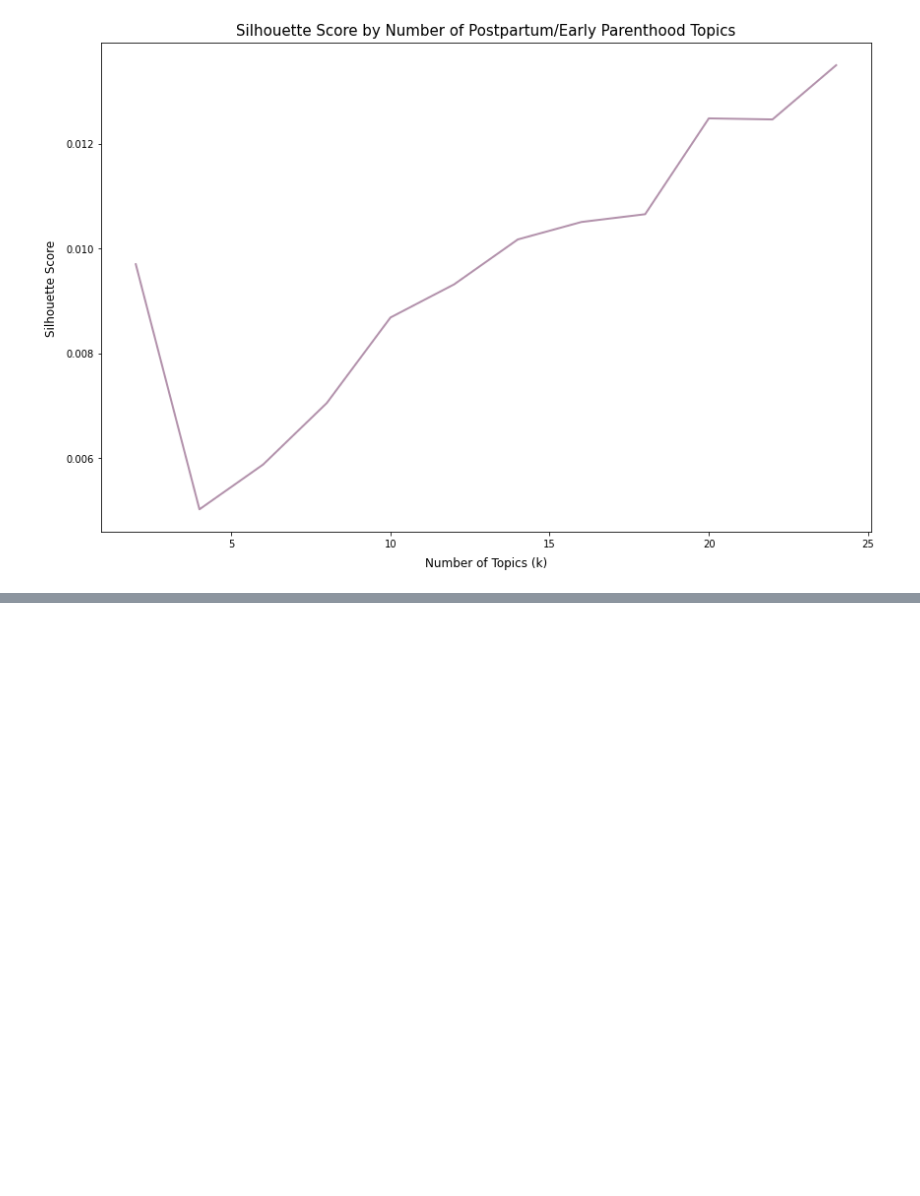
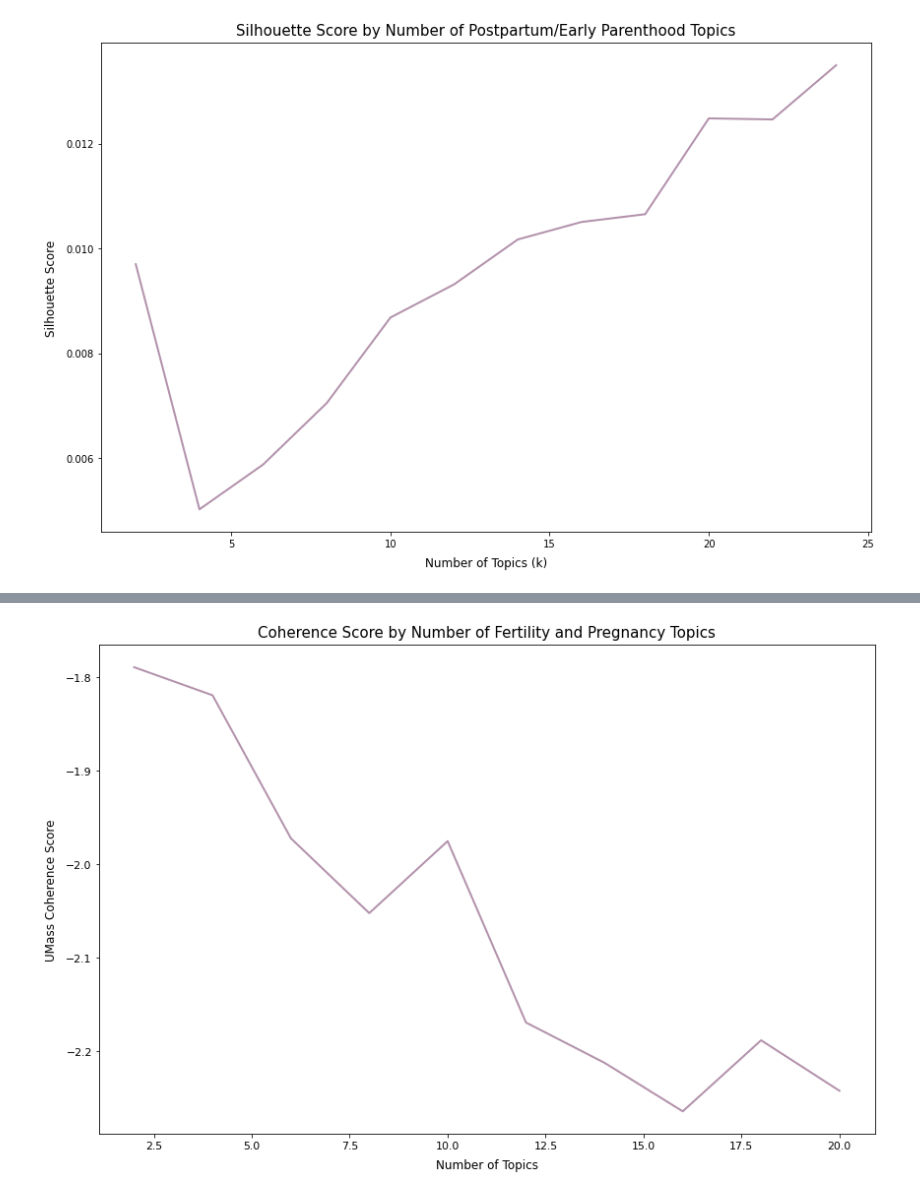
Before and after one commit to jlu90/Identifying-Womens-Health-Concerns, a Jupyter notebook: code/Grid Searching to Determine the Number of Topics or Clusters.ipynb, the cells around one changed output, grey strips where cells are left out. Cells and saved outputs as stored; diff of their text form; code cells hidden in the pictures; blank space fills up the shorter version.

```diff
--- a/code/Grid Searching to Determine the Number of Topics or Clusters.ipynb
+++ b/code/Grid Searching to Determine the Number of Topics or Clusters.ipynb
@@ -221,0 +361,7 @@ plot_gs_results(2, 25, 2,
+# %%
+obsgyn_lda_models, obsgyn_lda_coherence = grid_search_lda(corpus = obsgyn_corpus,
+                                                          vocabulary = obsgyn_vocabulary,
+                                                          n_passes = 10,
+                                                          start = 2,
+                                                          stop = 21,
+                                                          step_size = 2);
@@ -221,0 +386,9 @@ plot_gs_results(2, 25, 2,
+# %%
+plot_coherence_by_topic(2, 21, 2,
+                        obsgyn_lda_coherence,
+                        size = (12,8),
+                        title = 'Coherence Score by Number of Fertility and Pregnancy Topics',
+                        x_label = 'Number of Topics',
+                        y_label = 'UMass Coherence Score')
+# %% [output]
+[figure, added]
```
Also changed, not shown: parts of 19 cells of this notebook, 2 other files.
